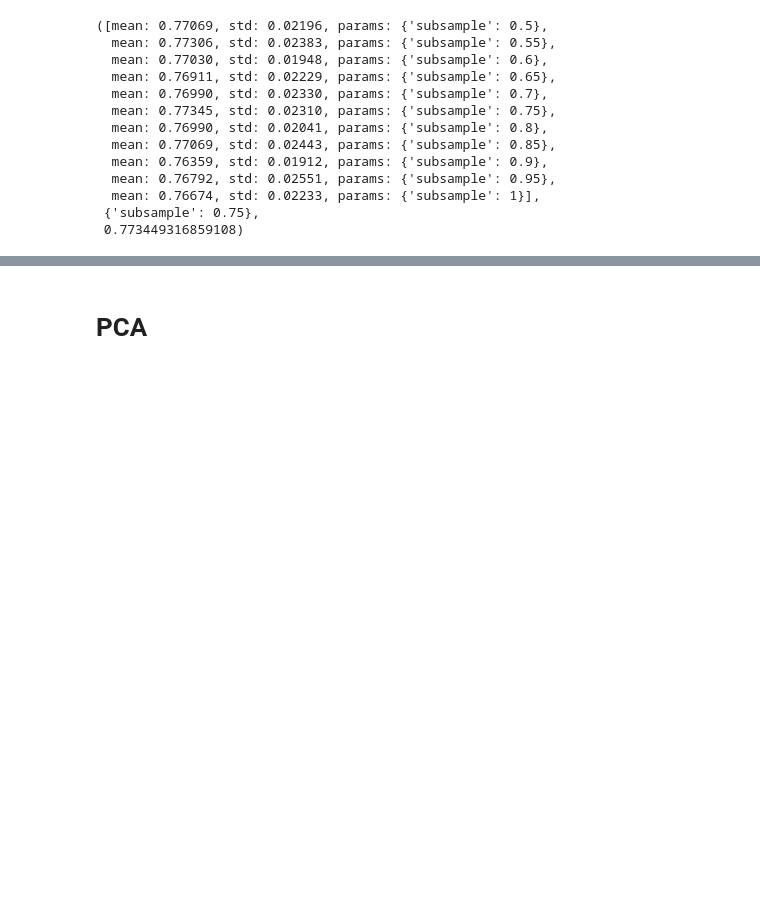
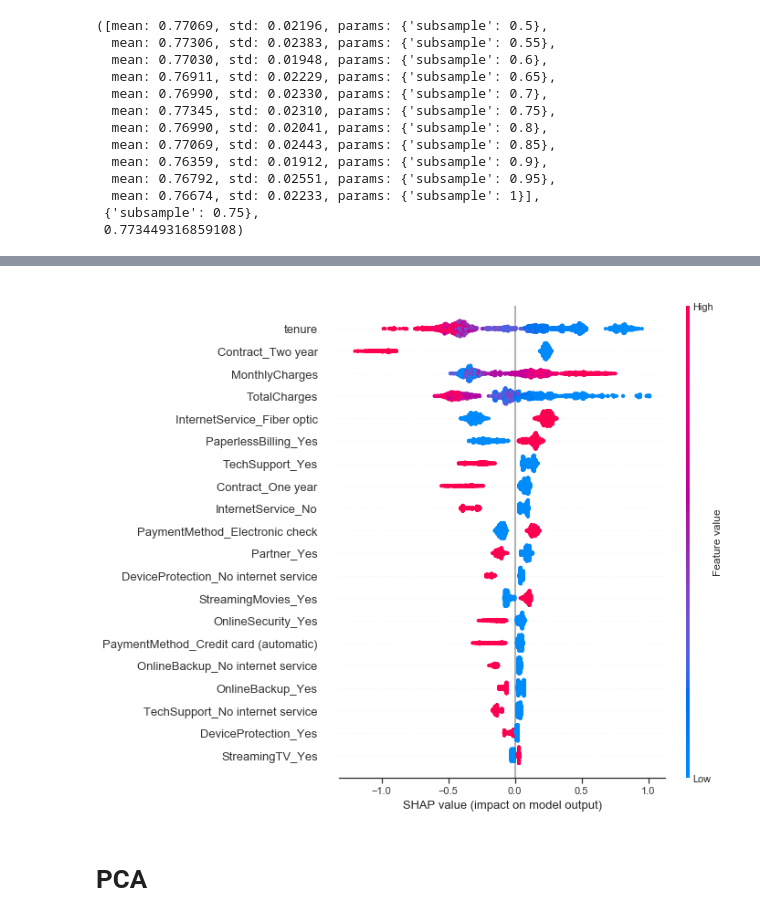
Before and after one commit to lilpricey/Thinkful, a Jupyter notebook: unit_3/predicting churn capstone.ipynb, the cells around one changed output, grey strips where cells are left out. Drawn from its saved outputs; the diff is of its cells as text; code cells hidden in the pictures; blank space fills up the shorter version.

```diff
--- a/unit_3/predicting churn capstone.ipynb
+++ b/unit_3/predicting churn capstone.ipynb
@@ -1467,3 +1476,7 @@ cross validation range: 0.0944881889763779
+# %%
+shap.summary_plot(shap_values, X_train)
+# %% [output]
+[figure, added]
 # %% [markdown]
 # PCA
 # %%
```
Also changed, not shown: parts of 11 cells of this notebook.
